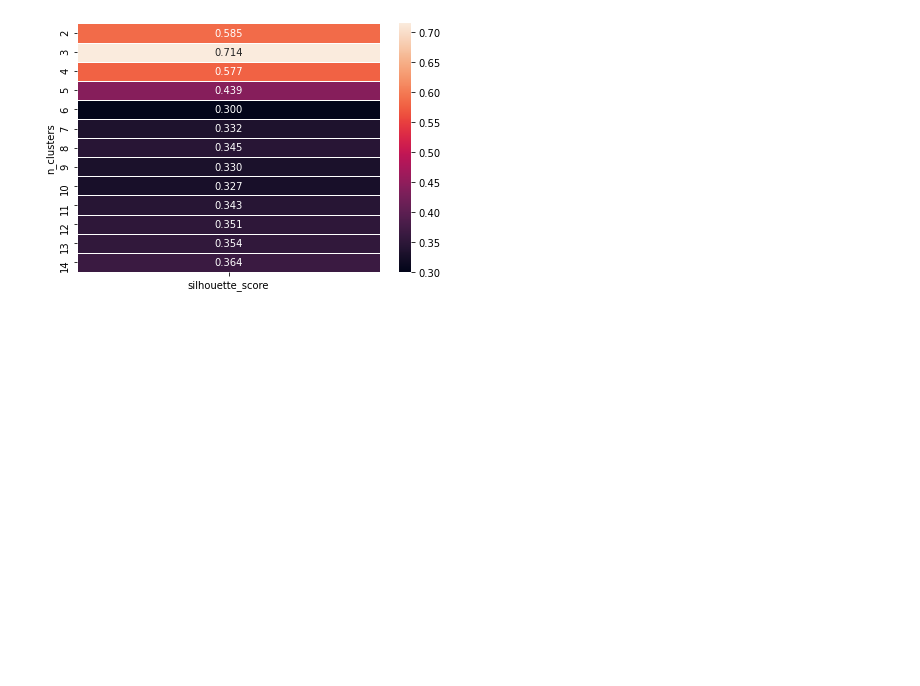
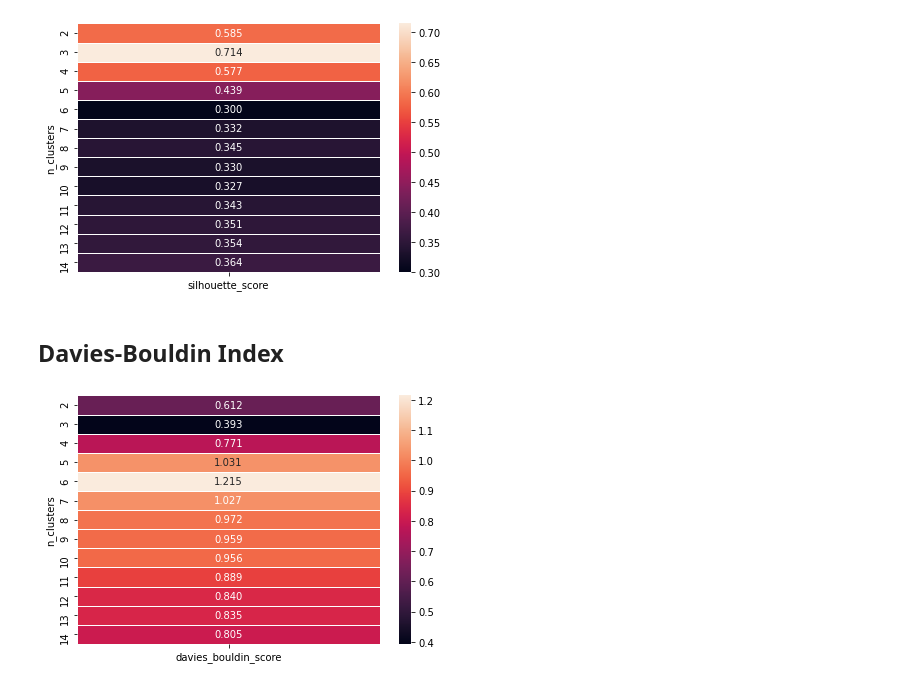
Before and after one commit to scalefreeus/scalefreeus.github.io, a Jupyter notebook: notebook/data_science/2023-04-27-K-means_Clustering.ipynb, the cells around one changed output. Drawn from its saved outputs; the diff is of its cells as text; code cells hidden in the pictures; blank space fills up the shorter version.

```diff
--- a/notebook/data_science/2023-04-27-K-means_Clustering.ipynb
+++ b/notebook/data_science/2023-04-27-K-means_Clustering.ipynb
@@ -164,3 +164,30 @@ def visualize_silhouette_layer(data, param_init='random', param_n_init=10, param
 visualize_silhouette_layer(X)
 # %% [output]
 [figure]
+# %% [markdown]
+## Davies-Bouldin Index
+# %%
+from sklearn.metrics import davies_bouldin_score
+import seaborn as sns
+
+def visualize_davies_bouldin(data, param_init='random', param_n_init=10, param_max_iter=300):
+    clusters_range = range(2, 15)
+    results = []
+
+    for i in clusters_range:
+        clusterer = KMeans(n_clusters=i, init=param_init, n_init=param_n_init, max_iter = param_max_iter, random_state=0)
+        cluster_labels = clusterer.fit_predict(data)
+        davies_bouldin_avg = davies_bouldin_score(data, cluster_labels)
+        results.append([i, davies_bouldin_avg])
+
+    result = pd.DataFrame(results, columns=['n_clusters', 'davies_bouldin_score'])
+    pivot_km = pd.pivot_table(result, index='n_clusters', values='davies_bouldin_score')
+
+    plt.figure()
+    sns.heatmap(pivot_km, annot=True, linewidths=.5, fmt='.3f', cmap=sns.cm._rocket_lut)
+    plt.tight_layout()
+    plt.show()
+# %%
+visualize_davies_bouldin(X)
+# %% [output]
+[figure, added]
```
Also changed, not shown: 4 other files.
